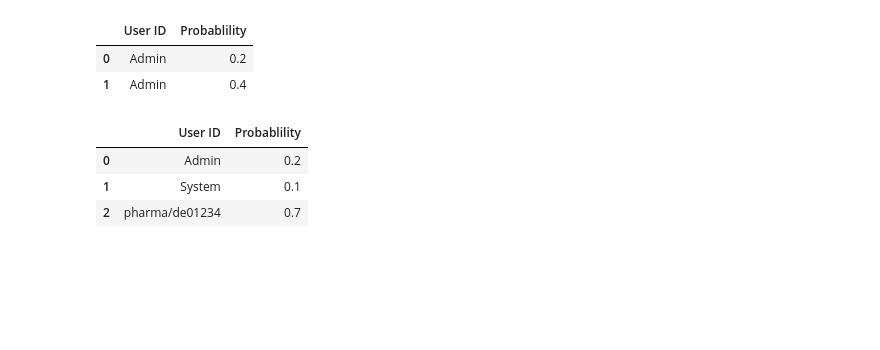
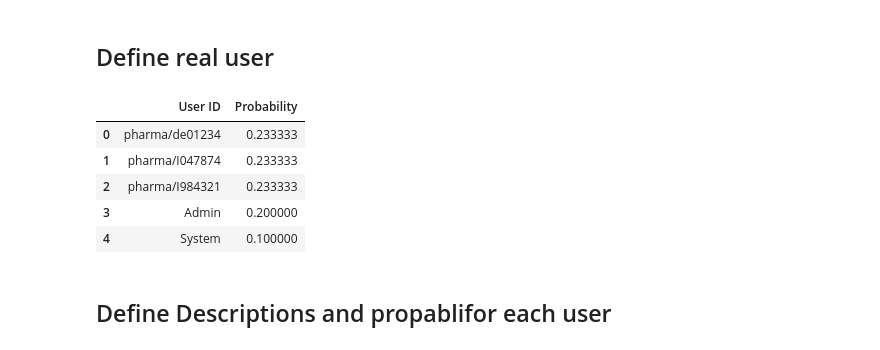
Before and after one commit to JsonFort/AtFileGenerator, a Jupyter notebook: AtFileGenerator.ipynb, the cells around one changed output. Saved outputs shown, nothing was run; the diff lists cells and outputs as text; code cells hidden in the pictures; blank space fills up the shorter version.

```diff
--- a/AtFileGenerator.ipynb
+++ b/AtFileGenerator.ipynb
@@ -10,15 +11,22 @@ atEndDate = '01.05.2020 15:00:00' # alternativ könnte hier +8h stehen
 maxAtEntries = 10
 
 
+dataBaseEntries = {
+    'UserDefault': pd.DataFrame( columns = ['User ID', 'Probability'] ),
+    'User': pd.DataFrame( columns = ['User ID', 'Probability'] ),
+    'Description': pd.DataFrame( columns = ['User ID', 'Description', 'Probability'] ),
+    'Comments':  pd.DataFrame( columns = ['User ID', 'Description', 'Comment', 'Probability'] )
+}
+
+
 dataBase = pd.DataFrame(columns = ['Timestamp', 'User ID', 'Object ID', 'Description', 'Comments'])
 userDB = pd.DataFrame( columns = ['User ID', 'Probablility'] )
 
 #descriptionDB = pd.DataFrame(  columns = ['Description', 'Probablility'] )
 
-
-userDB['User ID'] = ['Admin', 'Admin', 'System']
-userDB['Probablility'] = [0.2, 0.4, 0.1]
+#dataBaseEntries['UserDefault']['User ID'] = ['Admin', 'System']
+#dataBaseEntries['UserDefault']['Probablility'] = [0.2, 0.1]
+userDB['User ID'] = ['Admin', 'System']
+userDB['Probablility'] = [0.2, 0.1]
 
 #userDB.set_index(['User ID'], inplace = True)
-
-userDB
@@ -30,31 +61,63 @@ userDB
 # %%
 #userDB.loc['Admin']
 
-userDB.loc[lambda userDB: userDB['User ID'] == 'Admin', :]
+#userDB.loc[lambda userDB: userDB['User ID'] == 'Admin', :]
+#db = dataBaseEntries['UserDefault']
+#db.loc[ lambda db: db['User ID'] == 'template', :]
-# %% [output]
-|  | User ID | Probablility |
-| 0 | Admin | 0.2 |
-| 1 | Admin | 0.4 |
+# %% [markdown]
+## Define real user
 # %%
+import math
 #Define Users
+entriesUser = [
+    'pharma/de01234',
+    'pharma/I047874',
+    'pharma/I984321'
+]
+
+userDb = dataBaseEntries['User']
+userDefaultDb = dataBaseEntries['UserDefault']
+
+if userDb.empty:
+
+    user = userDefaultDb.loc[ lambda userDefaultDb: userDefaultDb['User ID'] == 'User', :]
+
+    if not user.empty:
+        size = len(entriesUser)
+        value = user['Probability'].values[0]/size
+
+        userDb['User ID'] = entriesUser
+        userDb['Probability'] = [value]*(size)#equal porp for all users
+
+# Add System Users
+dataBaseEntries['User'] = pd.concat( [userDb, userDefaultDb.loc[ lambda userDefaultDb: userDefaultDb['User ID'] != 'User', :]], ignore_index = True )
+
+
+
+
+
 userEx = pd.DataFrame( columns = ['User ID', 'Probablility'] )
 
 userEx['User ID'] = ['pharma/de01234'] #, 'pharma/I047874', 'pharma/I047874', 'pharma/I984321'
 
 
 #Define probablility
 
 #equal probability
 val = (1 - userDB[ userDB.columns[1] ].sum()) / userEx.shape[0]
 userEx['Probablility'] = [val] * userEx.shape[0]
 #userDB = userDB.append( {'User ID': user, 'Probablility': prop }, ignore_index=True )
 
 userDB = pd.concat([userDB, userEx], ignore_index = True)
 
-userDB
+dataBaseEntries['User']
 # %% [output]
-|  | User ID | Probablility |
-| 0 | Admin | 0.2 |
-| 1 | System | 0.1 |
-| 2 | pharma/de01234 | 0.7 |
+|  | User ID | Probability |
+| 0 | pharma/de01234 | 0.233333 |
+| 1 | pharma/I047874 | 0.233333 |
+| 2 | pharma/I984321 | 0.233333 |
+| 3 | Admin | 0.200000 |
+| 4 | System | 0.100000 |
+# %% [markdown]
+## Define Descriptions and propablifor each user
 # %%
```
Also changed, not shown: parts of 13 cells of this notebook.
